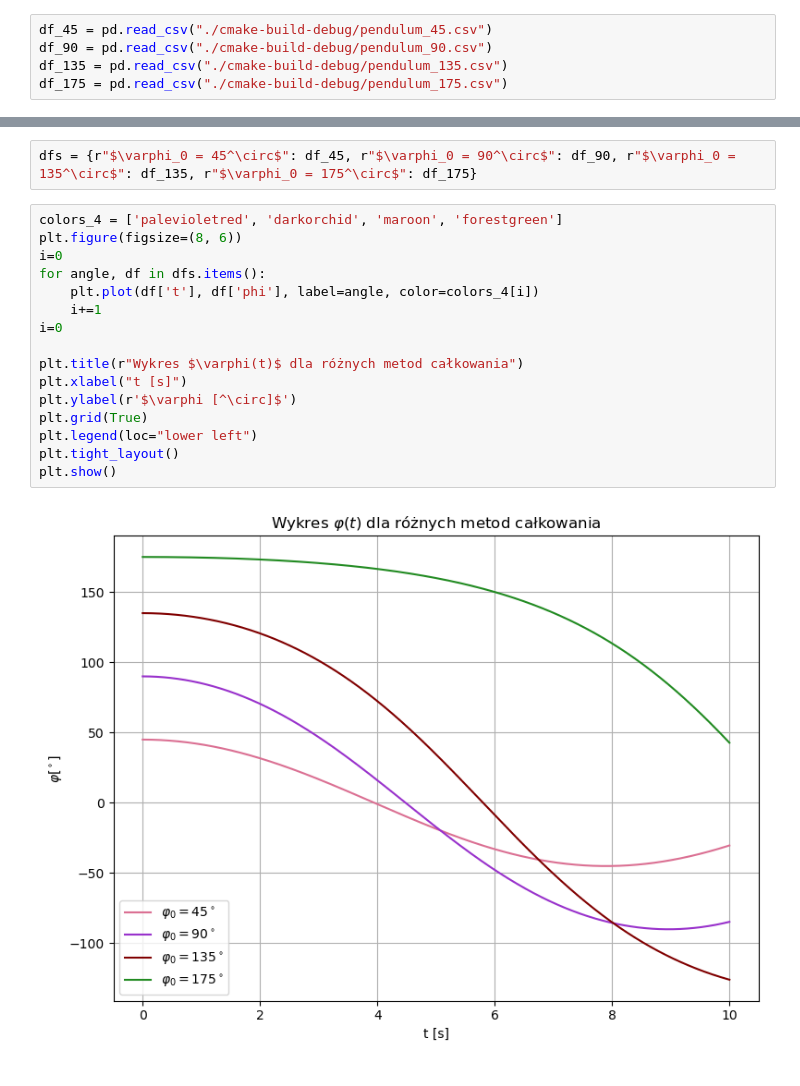
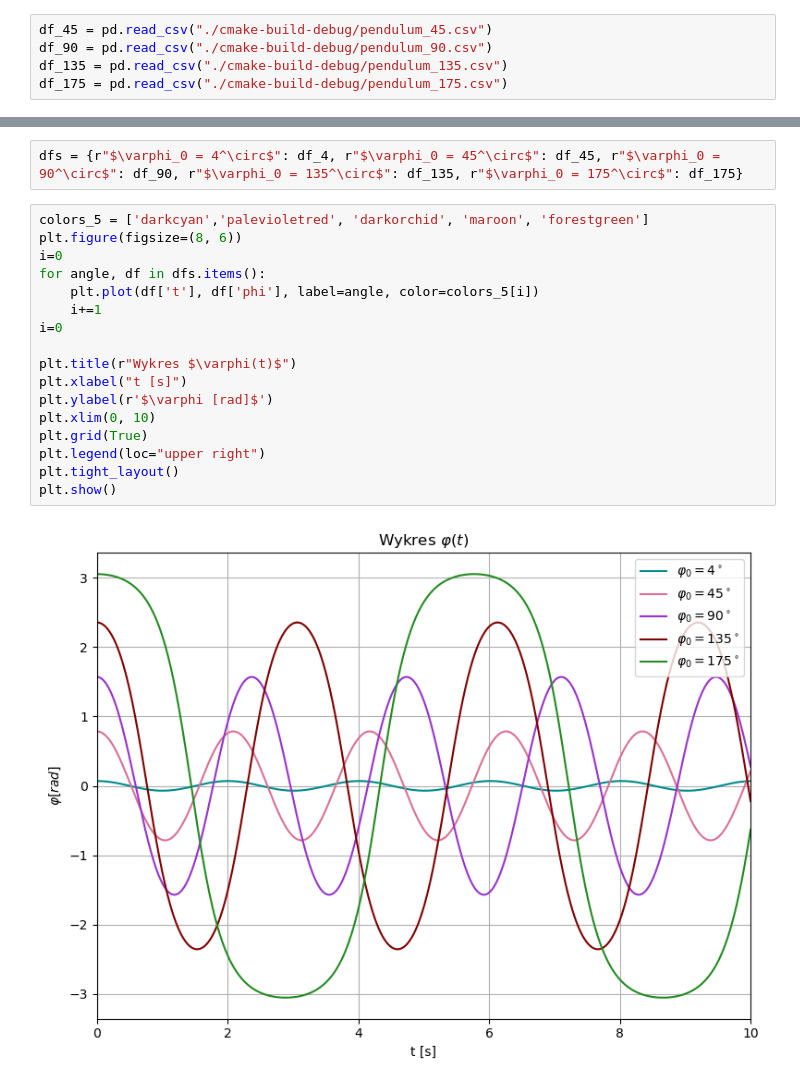
Before and after one commit to w-maks/Numerical-Pendulum, a Jupyter notebook: plots.ipynb, the cells around one changed output, grey strips where cells are left out. Saved outputs shown, nothing was run; the diff lists cells and outputs as text.

Commit message:
plot2

```diff
--- a/plots.ipynb
+++ b/plots.ipynb
@@ -22,20 +55,21 @@ df_45.head()
 # %%
-dfs = {r"$\varphi_0 = 45^\circ$": df_45, r"$\varphi_0 = 90^\circ$": df_90, r"$\varphi_0 = 135^\circ$": df_135, r"$\varphi_0 = 175^\circ$": df_175}
+dfs = {r"$\varphi_0 = 4^\circ$": df_4, r"$\varphi_0 = 45^\circ$": df_45, r"$\varphi_0 = 90^\circ$": df_90, r"$\varphi_0 = 135^\circ$": df_135, r"$\varphi_0 = 175^\circ$": df_175}
 # %%
-colors_4 = ['palevioletred', 'darkorchid', 'maroon', 'forestgreen']
+colors_5 = ['darkcyan','palevioletred', 'darkorchid', 'maroon', 'forestgreen']
 plt.figure(figsize=(8, 6))
 i=0
 for angle, df in dfs.items():
-    plt.plot(df['t'], df['phi'], label=angle, color=colors_4[i])
+    plt.plot(df['t'], df['phi'], label=angle, color=colors_5[i])
     i+=1
 i=0
 
-plt.title(r"Wykres $\varphi(t)$ dla różnych metod całkowania")
+plt.title(r"Wykres $\varphi(t)$")
 plt.xlabel("t [s]")
-plt.ylabel(r'$\varphi [^\circ]$')
+plt.ylabel(r'$\varphi [rad]$')
+plt.xlim(0, 10)
 plt.grid(True)
-plt.legend(loc="lower left")
+plt.legend(loc="upper right")
 plt.tight_layout()
 plt.show()
 # %% [output]
-[figure, old version]
+[figure, new version]
```
Also changed, not shown: parts of 4 cells of this notebook.
